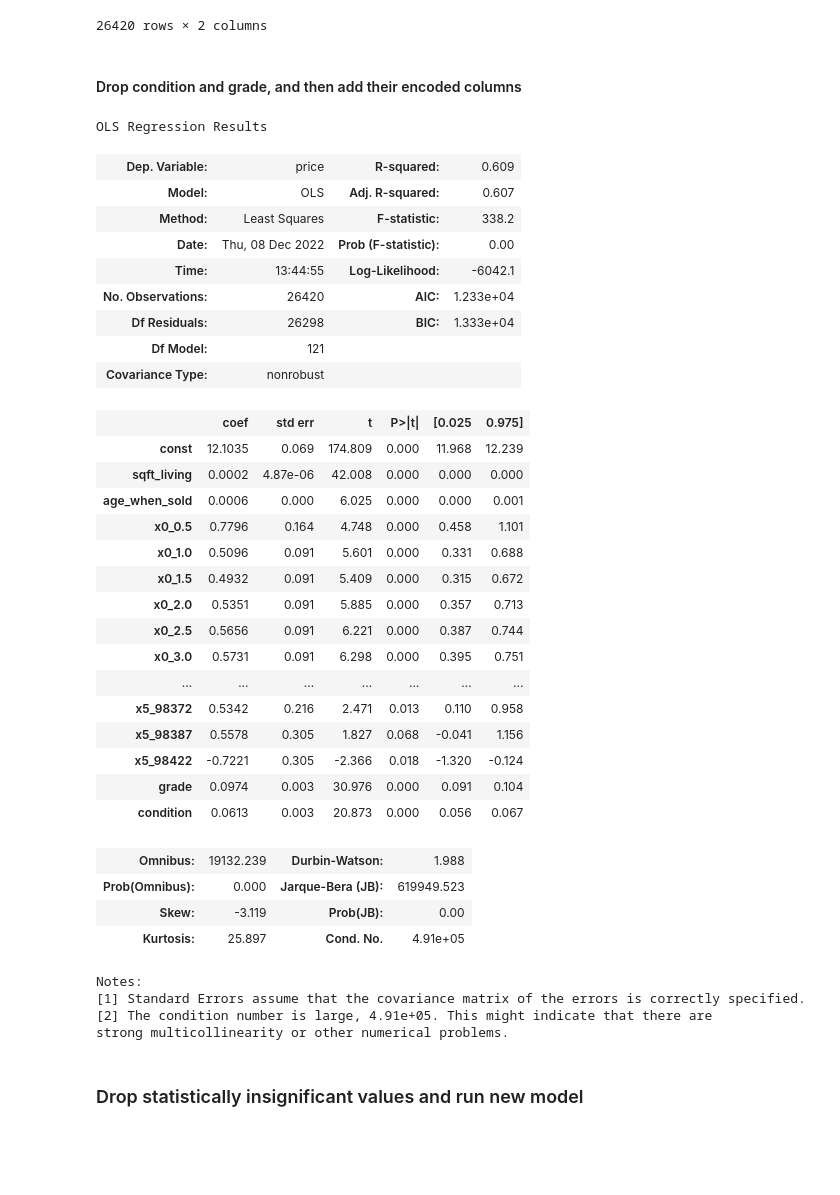
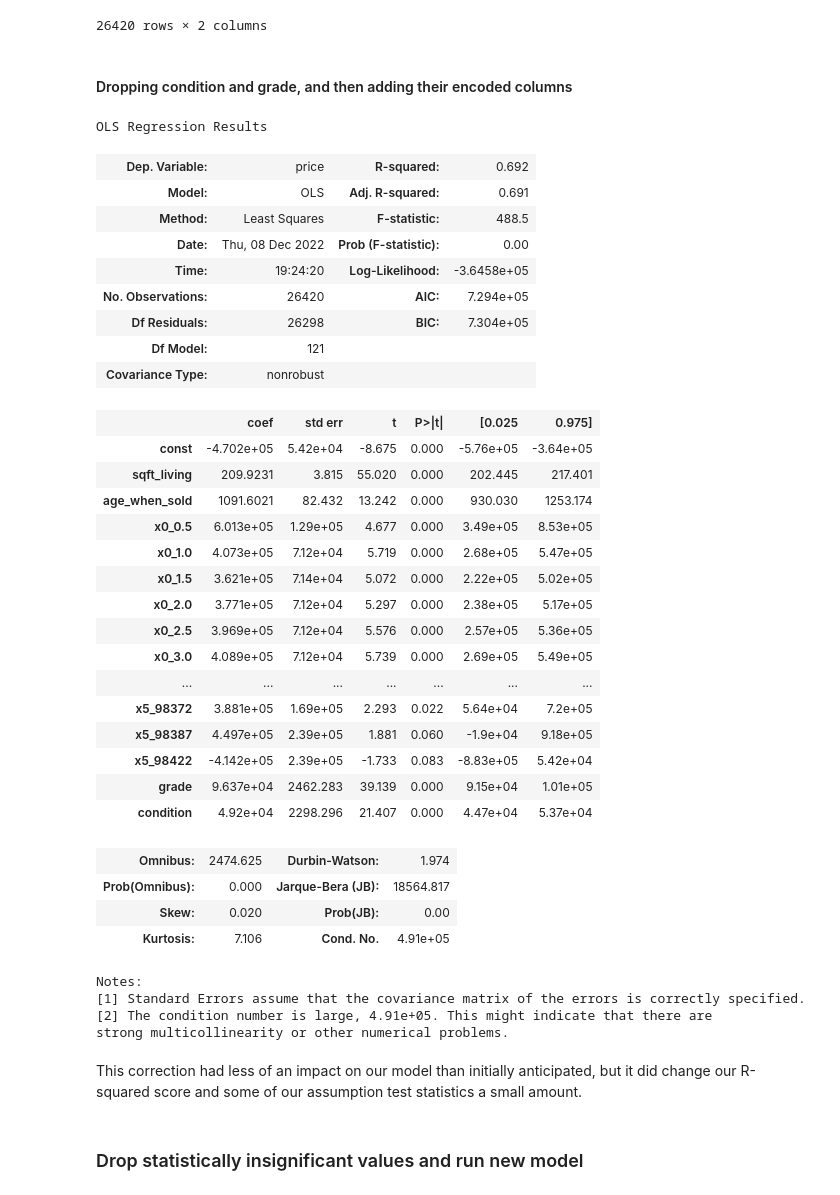
Before and after one commit to ilanhaskel/Real_Estate_Sale_Price_Predictor, a Jupyter notebook: eda_clean_ilan_assumptions-AddNate2.ipynb, the cells around one changed output. Cells and saved outputs as stored; diff of their text form; code cells hidden in the pictures; blank space fills up the shorter version.

```diff
--- a/eda_clean_ilan_assumptions-AddNate2.ipynb
+++ b/eda_clean_ilan_assumptions-AddNate2.ipynb
@@ -431,7 +459,8 @@ X_cat.head(2)
 | 1 | 1.0 | 2770 | 71 | 0.0 | 0.0 | 0.0 | 0.0 | 1.0 | 0.0 | 0.0 | ... |
 2 rows × 39 columns
 # %%
-scaled_oheall_model = sm.OLS(y2, sm.add_constant(X_cat)).fit()
+# Creating our new model using one-hot encoded categorical features
+scaled_oheall_model = sm.OLS(y, sm.add_constant(X_cat)).fit()
 scaled_oheall_model.summary()
 # %% [output]
 OLS Regression Results
@@ -500,7 +533,7 @@ ohe_all = pd.DataFrame(ohe.transform(df[ohe_cols]).todense(),
                             columns=ohe.get_feature_names())
 
 X_cat = pd.concat([x,ohe_all], axis=1)
-scaled_oheall_model = sm.OLS(y2, sm.add_constant(X_cat)).fit()
+scaled_oheall_model = sm.OLS(y, sm.add_constant(X_cat)).fit()
 scaled_oheall_model.summary()
 # %% [output]
 OLS Regression Results
@@ -558,7 +593,7 @@ ohe_all = pd.DataFrame(ohe.transform(df[ohe_cols]).todense(),
                             columns=ohe.get_feature_names())
 
 X_cat = pd.concat([x,ohe_all], axis=1)
-scaled_oheall_model = sm.OLS(y2, sm.add_constant(X_cat)).fit()
+scaled_oheall_model = sm.OLS(y, sm.add_constant(X_cat)).fit()
 scaled_oheall_model.summary()
 # %% [output]
 OLS Regression Results
@@ -698,57 +738,59 @@ ordinal_df
 | 26419 | 5.0 | 2.0 |
 26420 rows × 2 columns
 # %% [markdown]
-#### Drop condition and grade, and then add their encoded columns
+#### Dropping condition and grade, and then adding their encoded columns
 # %%
 ohe_cols = ['bathrooms',
             'bedrooms',
             'heat_source',
             'waterfront',
             'floors',
             'zipcode']
 ohe = OneHotEncoder(drop='first')
 
 ohe.fit(df[ohe_cols])
 ohe_all = pd.DataFrame(ohe.transform(df[ohe_cols]).todense(),
                             columns=ohe.get_feature_names())
 
 X_cat = pd.concat([x,ohe_all,ordinal_df], axis=1)
-scaled_oheall_model = sm.OLS(y2, sm.add_constant(X_cat)).fit()
+scaled_oheall_model = sm.OLS(y, sm.add_constant(X_cat)).fit()
 scaled_oheall_model.summary()
 # %% [output]
 OLS Regression Results
-| Dep. Variable: | price | R-squared: | 0.609 |
-| Model: | OLS | Adj. R-squared: | 0.607 |
-| Method: | Least Squares | F-statistic: | 338.2 |
+| Dep. Variable: | price | R-squared: | 0.692 |
+| Model: | OLS | Adj. R-squared: | 0.691 |
+| Method: | Least Squares | F-statistic: | 488.5 |
 | Date: | Thu, 08 Dec 2022 | Prob (F-statistic): | 0.00 |
-| Time: | 13:44:55 | Log-Likelihood: | -6042.1 |
-| No. Observations: | 26420 | AIC: | 1.233e+04 |
-| Df Residuals: | 26298 | BIC: | 1.333e+04 |
+| Time: | 19:24:20 | Log-Likelihood: | -3.6458e+05 |
+| No. Observations: | 26420 | AIC: | 7.294e+05 |
+| Df Residuals: | 26298 | BIC: | 7.304e+05 |
 | Df Model: | 121 |  |  |
 | Covariance Type: | nonrobust |  |  |
 |  | coef | std err | t | P>|t| | [0.025 | 0.975] |
-| const | 12.1035 | 0.069 | 174.809 | 0.000 | 11.968 | 12.239 |
-| sqft_living | 0.0002 | 4.87e-06 | 42.008 | 0.000 | 0.000 | 0.000 |
-| age_when_sold | 0.0006 | 0.000 | 6.025 | 0.000 | 0.000 | 0.001 |
-| x0_0.5 | 0.7796 | 0.164 | 4.748 | 0.000 | 0.458 | 1.101 |
-| x0_1.0 | 0.5096 | 0.091 | 5.601 | 0.000 | 0.331 | 0.688 |
-| x0_1.5 | 0.4932 | 0.091 | 5.409 | 0.000 | 0.315 | 0.672 |
-| x0_2.0 | 0.5351 | 0.091 | 5.885 | 0.000 | 0.357 | 0.713 |
-| x0_2.5 | 0.5656 | 0.091 | 6.221 | 0.000 | 0.387 | 0.744 |
-| x0_3.0 | 0.5731 | 0.091 | 6.298 | 0.000 | 0.395 | 0.751 |
+| const | -4.702e+05 | 5.42e+04 | -8.675 | 0.000 | -5.76e+05 | -3.64e+05 |
+| sqft_living | 209.9231 | 3.815 | 55.020 | 0.000 | 202.445 | 217.401 |
+| age_when_sold | 1091.6021 | 82.432 | 13.242 | 0.000 | 930.030 | 1253.174 |
+| x0_0.5 | 6.013e+05 | 1.29e+05 | 4.677 | 0.000 | 3.49e+05 | 8.53e+05 |
+| x0_1.0 | 4.073e+05 | 7.12e+04 | 5.719 | 0.000 | 2.68e+05 | 5.47e+05 |
+| x0_1.5 | 3.621e+05 | 7.14e+04 | 5.072 | 0.000 | 2.22e+05 | 5.02e+05 |
+| x0_2.0 | 3.771e+05 | 7.12e+04 | 5.297 | 0.000 | 2.38e+05 | 5.17e+05 |
+| x0_2.5 | 3.969e+05 | 7.12e+04 | 5.576 | 0.000 | 2.57e+05 | 5.36e+05 |
+| x0_3.0 | 4.089e+05 | 7.12e+04 | 5.739 | 0.000 | 2.69e+05 | 5.49e+05 |
 | ... | ... | ... | ... | ... | ... | ... |
-| x5_98372 | 0.5342 | 0.216 | 2.471 | 0.013 | 0.110 | 0.958 |
-| x5_98387 | 0.5578 | 0.305 | 1.827 | 0.068 | -0.041 | 1.156 |
-| x5_98422 | -0.7221 | 0.305 | -2.366 | 0.018 | -1.320 | -0.124 |
-| grade | 0.0974 | 0.003 | 30.976 | 0.000 | 0.091 | 0.104 |
-| condition | 0.0613 | 0.003 | 20.873 | 0.000 | 0.056 | 0.067 |
+| x5_98372 | 3.881e+05 | 1.69e+05 | 2.293 | 0.022 | 5.64e+04 | 7.2e+05 |
+| x5_98387 | 4.497e+05 | 2.39e+05 | 1.881 | 0.060 | -1.9e+04 | 9.18e+05 |
+| x5_98422 | -4.142e+05 | 2.39e+05 | -1.733 | 0.083 | -8.83e+05 | 5.42e+04 |
+| grade | 9.637e+04 | 2462.283 | 39.139 | 0.000 | 9.15e+04 | 1.01e+05 |
+| condition | 4.92e+04 | 2298.296 | 21.407 | 0.000 | 4.47e+04 | 5.37e+04 |
-| Omnibus: | 19132.239 | Durbin-Watson: | 1.988 |
-| Prob(Omnibus): | 0.000 | Jarque-Bera (JB): | 619949.523 |
-| Skew: | -3.119 | Prob(JB): | 0.00 |
-| Kurtosis: | 25.897 | Cond. No. | 4.91e+05 |
+| Omnibus: | 2474.625 | Durbin-Watson: | 1.974 |
+| Prob(Omnibus): | 0.000 | Jarque-Bera (JB): | 18564.817 |
+| Skew: | 0.020 | Prob(JB): | 0.00 |
+| Kurtosis: | 7.106 | Cond. No. | 4.91e+05 |
 Notes:
 [1] Standard Errors assume that the covariance matrix of the errors is correctly specified.
 [2] The condition number is large, 4.91e+05. This might indicate that there are
 strong multicollinearity or other numerical problems.
+# %% [markdown]
+This correction had less of an impact on our model than initially anticipated, but it did change our R-squared score and some of our assumption test statistics a small amount.
 # %% [markdown]
 ### Drop statistically insignificant values and run new model
```
Also changed, not shown: parts of 110 cells of this notebook.
